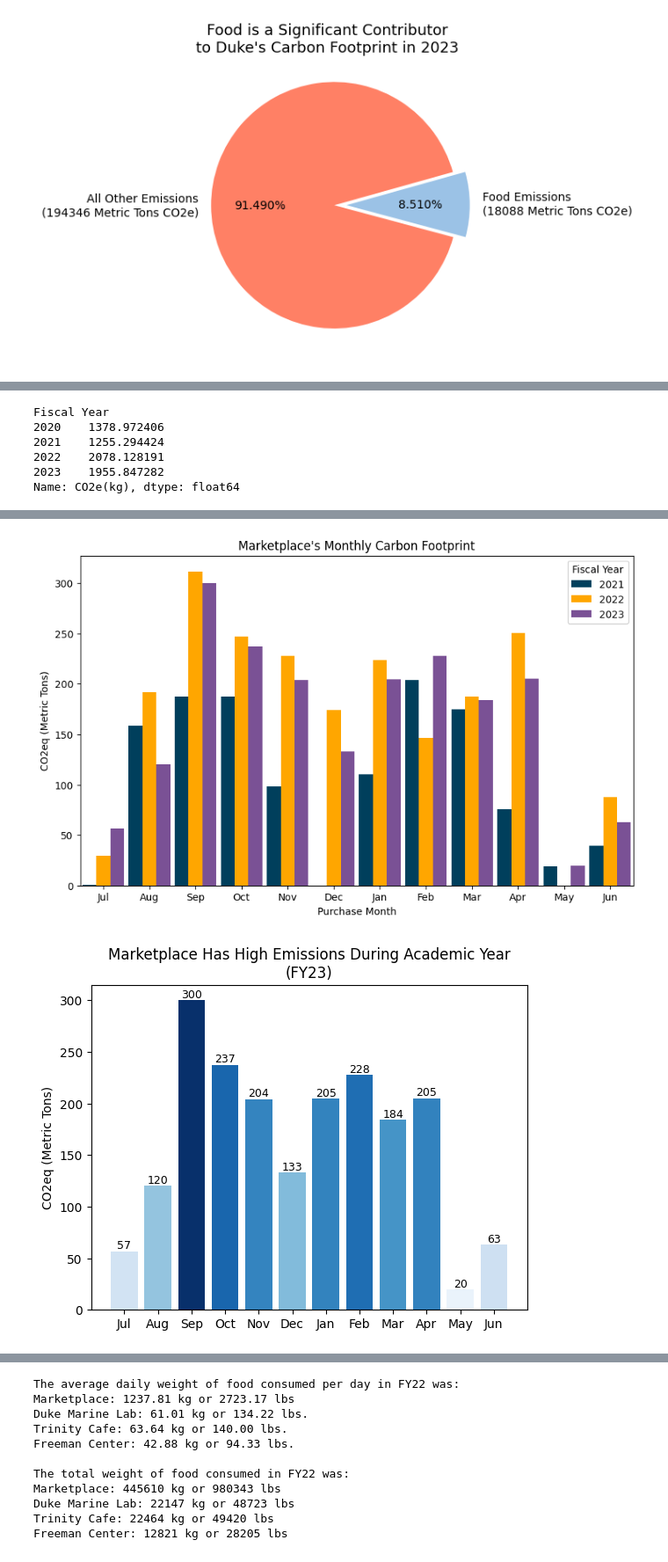
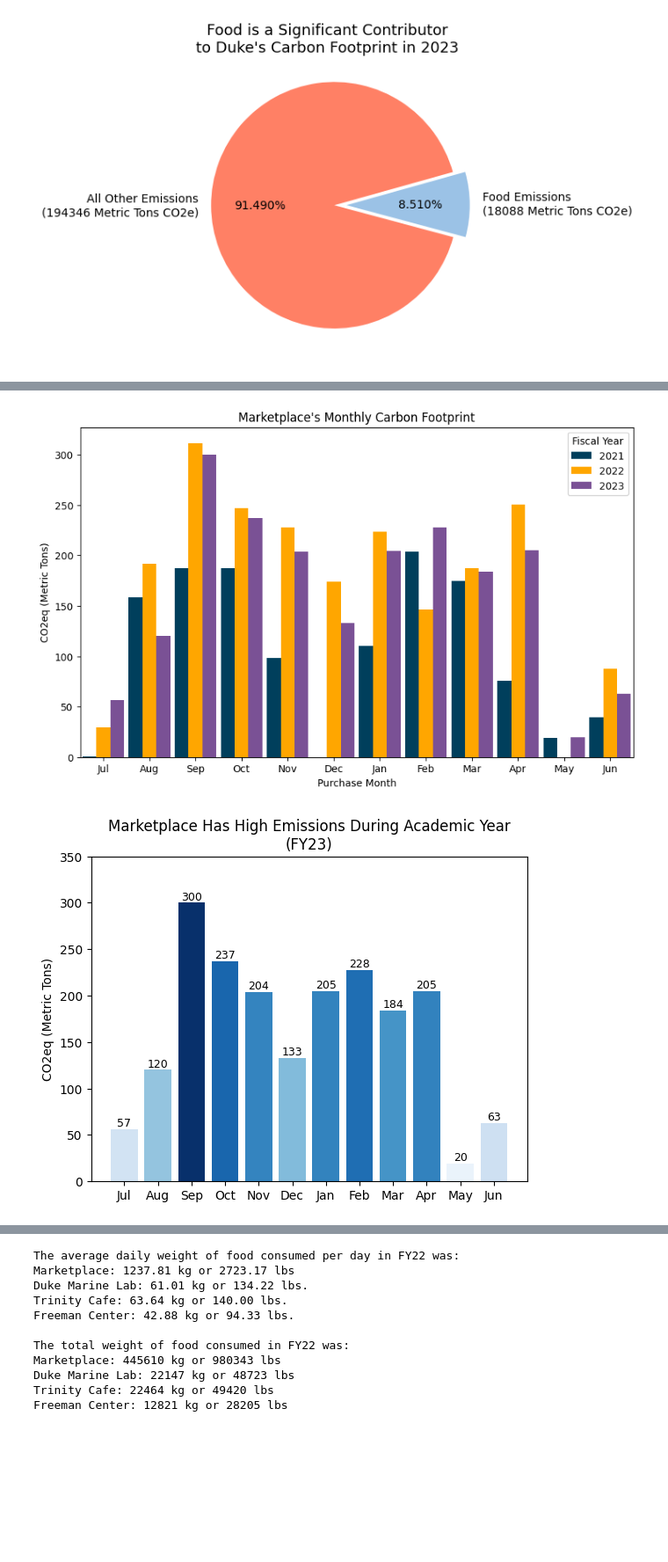
Before and after one commit to ethansong206/Climate-Plus-Project, a Jupyter notebook: DataCleaning.ipynb, the cells around one changed output, grey strips where cells are left out. Shown: that part at 88% size. Saved outputs shown, nothing was run; the diff lists cells and outputs as text; code cells hidden in the pictures; blank space fills up the shorter version.

Commit message:
Revising visualizations to be more informative and appropriately scaled

```diff
--- a/DataCleaning.ipynb
+++ b/DataCleaning.ipynb
@@ -1083,12 +1085,10 @@ Trinity Cafe in 2023 was responsible for  31.537429644300005 Megatons of CO2e
 # %%
-#@title Analyze Marketplace
+#@title Analyze Marketplace fy23
 #make marketplace dataframe
 df_marketplace = pd.concat([DDFY20[DDFY20['Unit Name'] == 'Marketplace'],
                             DDFY21[DDFY21['Unit Name'] == 'Marketplace'],
                             DDFY22[DDFY22['Unit Name'] == 'Marketplace'],
                             DDFY23[DDFY23['Unit Name'] == 'Marketplace']], axis=0)
-
-print((df_marketplace.groupby('Fiscal Year')['CO2e(kg)'].sum() / 1000)[0:4])
 
 #Annual Emissions Visualization
 fig_mp1, ax_mp1 = plt.subplots()
@@ -1140,38 +1140,34 @@ plt.xticks(bar_positions, purchase_months)
 month_names = [calendar.month_abbr[month] for month in purchase_months]
 plt.xticks(bar_positions, month_names)
 plt.show()
 
 #Monthly Emissions Visualization, 2023 only
 fig_mp3, ax_mp3 = plt.subplots()
 counts_mp3 = (df_marketplace[df_marketplace['Fiscal Year'] == '2023'].groupby('Purchase Month')['CO2e(kg)'].sum() / 1000)
 bars_mp3 = ax_mp3.bar(purchase_months, counts_mp3, color=cm.Blues(counts_mp3 / counts_mp3.max()))  # Using the 'Reds' colormap
 ax_mp3.set_ylabel('CO2eq (Metric Tons)')
 ax_mp3.set_title('Marketplace Has High Emissions During Academic Year\n(FY23)')
 ax_mp3.bar_label(bars_mp3, fmt='{:,.0f}', fontsize=9)
 month_names = [calendar.month_abbr[month] for month in purchase_months]
 bar_positions = [pos + 1 for pos in range(len(purchase_months))]
 plt.xticks(bar_positions, month_names)
+plt.ylim([0, 350])
 plt.show()
 
 #Monthly Purchases Visualization, 2023 only
 fig_mp4, ax_mp4 = plt.subplots()
 counts_mp4 = (df_marketplace[df_marketplace['Fiscal Year'] == '2023'].groupby('Purchase Month')['CO2e(kg)'].count())
 bars_mp4 = ax_mp4.bar(purchase_months, counts_mp4, color=cm.Blues(counts_mp4 / counts_mp4.max()))  # Using the 'Reds' colormap
 ax_mp4.set_ylabel('Number of Purchases')
 ax_mp4.set_title('Marketplace Purchases Large Amount During Academic Year\n(FY23)')
 ax_mp4.bar_label(bars_mp4, fmt='{:,.0f}', fontsize=9)
 month_names = [calendar.month_abbr[month] for month in purchase_months]
 bar_positions = [pos + 1 for pos in range(len(purchase_months))]
 plt.xticks(bar_positions, month_names)
+plt.ylim([0, 2600])
 plt.show()
 # %% [output]
-Fiscal Year
-2020    1378.972406
-2021    1255.294424
-2022    2078.128191
-2023    1955.847282
-Name: CO2e(kg), dtype: float64
 [figure]
 [figure]
-[figure, old version]
+[figure, new version]
 [figure]
```
Also changed, not shown: parts of 3 cells of this notebook.
